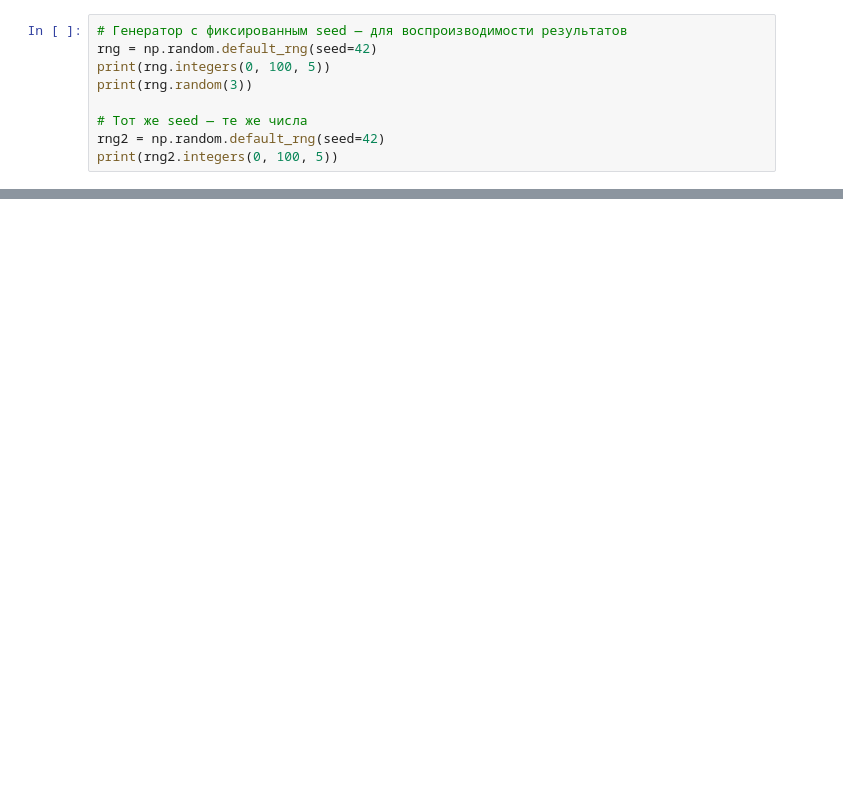
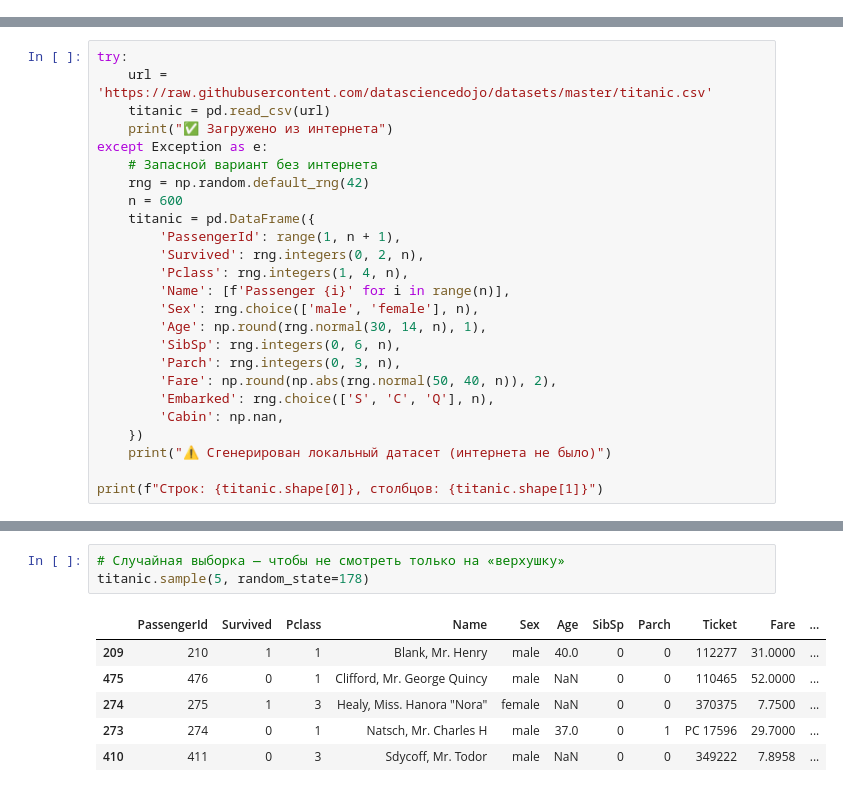
Before and after one commit to AleksanderSpace/ml_8-11_2026, a Jupyter notebook: lesson_4_1_numpy_tutorial.ipynb.ipynb, the cells around one changed output, grey strips where cells are left out. Saved outputs shown, nothing was run; the diff lists cells and outputs as text; blank space fills up the shorter version.

```diff
--- a/lesson_4_1_numpy_tutorial.ipynb.ipynb
+++ b/lesson_4_1_numpy_tutorial.ipynb.ipynb
@@ -340,9 +0,0 @@ print(np.random.randn(5))            # нормальное распределе
-# %%
-# Генератор с фиксированным seed — для воспроизводимости результатов
-rng = np.random.default_rng(seed=42)
-print(rng.integers(0, 100, 5))
-print(rng.random(3))
-
-# Тот же seed — те же числа
-rng2 = np.random.default_rng(seed=42)
-print(rng2.integers(0, 100, 5))
@@ -488,0 +103,25 @@ print(f"NumPy быстрее в ~{py_time / np_time:.0f} раз")
+# %%
+try:
+    url = 'https://raw.githubusercontent.com/datasciencedojo/datasets/master/titanic.csv'
+    titanic = pd.read_csv(url)
+    print("✅ Загружено из интернета")
+except Exception as e:
+    # Запасной вариант без интернета
+    rng = np.random.default_rng(42)
+    n = 600
+    titanic = pd.DataFrame({
+        'PassengerId': range(1, n + 1),
+        'Survived': rng.integers(0, 2, n),
+        'Pclass': rng.integers(1, 4, n),
+        'Name': [f'Passenger {i}' for i in range(n)],
+        'Sex': rng.choice(['male', 'female'], n),
+        'Age': np.round(rng.normal(30, 14, n), 1),
+        'SibSp': rng.integers(0, 6, n),
+        'Parch': rng.integers(0, 3, n),
+        'Fare': np.round(np.abs(rng.normal(50, 40, n)), 2),
+        'Embarked': rng.choice(['S', 'C', 'Q'], n),
+        'Cabin': np.nan,
+    })
+    print("⚠️ Сгенерирован локальный датасет (интернета не было)")
+
+print(f"Строк: {titanic.shape[0]}, столбцов: {titanic.shape[1]}")
@@ -488,0 +153,10 @@ print(f"NumPy быстрее в ~{py_time / np_time:.0f} раз")
+# %%
+# Случайная выборка — чтобы не смотреть только на «верхушку»
+titanic.sample(5, random_state=178)
+# %% [output]
+|  | PassengerId | Survived | Pclass | Name | Sex | Age | SibSp | Parch | Ticket | Fare | ... |
+| 209 | 210 | 1 | 1 | Blank, Mr. Henry | male | 40.0 | 0 | 0 | 112277 | 31.0000 | ... |
+| 475 | 476 | 0 | 1 | Clifford, Mr. George Quincy | male | NaN | 0 | 0 | 110465 | 52.0000 | ... |
+| 274 | 275 | 1 | 3 | Healy, Miss. Hanora "Nora" | female | NaN | 0 | 0 | 370375 | 7.7500 | ... |
+| 273 | 274 | 0 | 1 | Natsch, Mr. Charles H | male | 37.0 | 0 | 1 | PC 17596 | 29.7000 | ... |
+| 410 | 411 | 0 | 3 | Sdycoff, Mr. Todor | male | NaN | 0 | 0 | 349222 | 7.8958 | ... |
```
Also changed, not shown: parts of 145 cells of this notebook.
